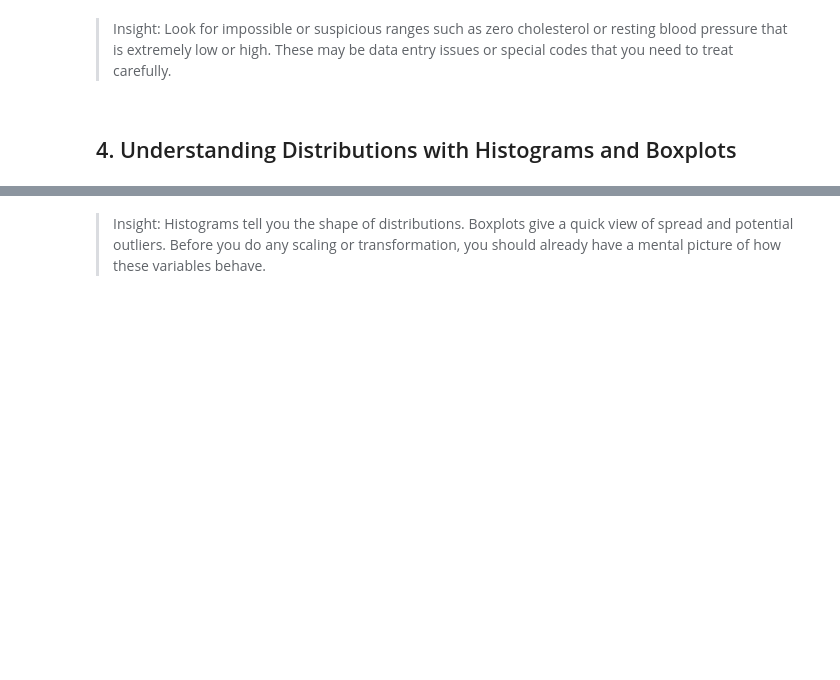
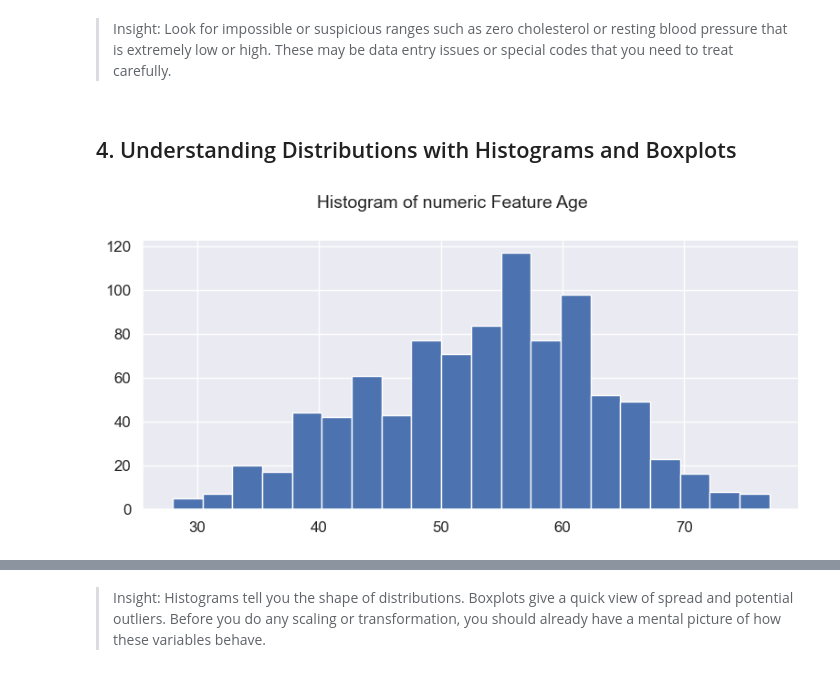
Before and after one commit to shahbaz-kamal/machine_learning, a Jupyter notebook: 00-ml/6-exploratory-data-analysis-EDA/Module 06_ Exploratory Data Analysis (EDA) & Module 07_ Data Preprocessing and Feature Engineering.ipynb, the cells around one changed output, grey strips where cells are left out. Drawn from its saved outputs; the diff is of its cells as text; code cells hidden in the pictures; blank space fills up the shorter version.

```diff
--- a/00-ml/6-exploratory-data-analysis-EDA/Module 06_ Exploratory Data Analysis (EDA) & Module 07_ Data Preprocessing and Feature Engineering.ipynb
+++ b/00-ml/6-exploratory-data-analysis-EDA/Module 06_ Exploratory Data Analysis (EDA) & Module 07_ Data Preprocessing and Feature Engineering.ipynb
@@ -193,3 +193,11 @@ ST_Slope : ['Up' 'Flat' 'Down']
 > Insight: Look for impossible or suspicious ranges such as zero cholesterol or resting blood pressure that is extremely low or high. These may be data entry issues or special codes that you need to treat carefully.
 # %% [markdown]
 ## 4. Understanding Distributions with Histograms and Boxplots
+# %%
+# Histograms for numeric features
+df["Age"].hist(bins=20,figsize=(8,4))
+plt.suptitle("Histogram of numeric Feature Age",fontsize=14)
+plt.tight_layout()
+plt.show()
+# %% [output]
+[figure, added]
```
Also changed, not shown: parts of 7 cells of this notebook.
